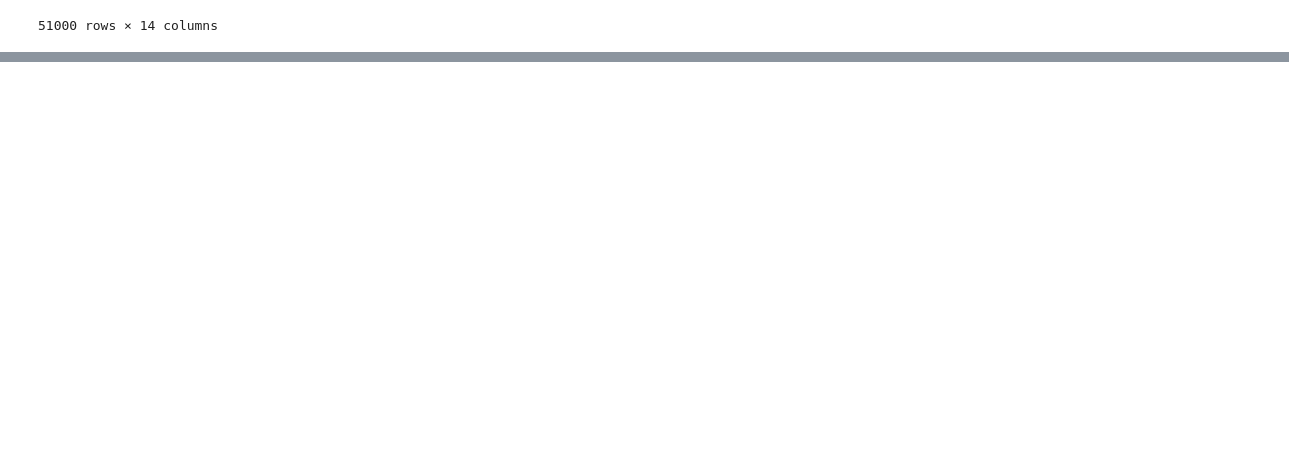
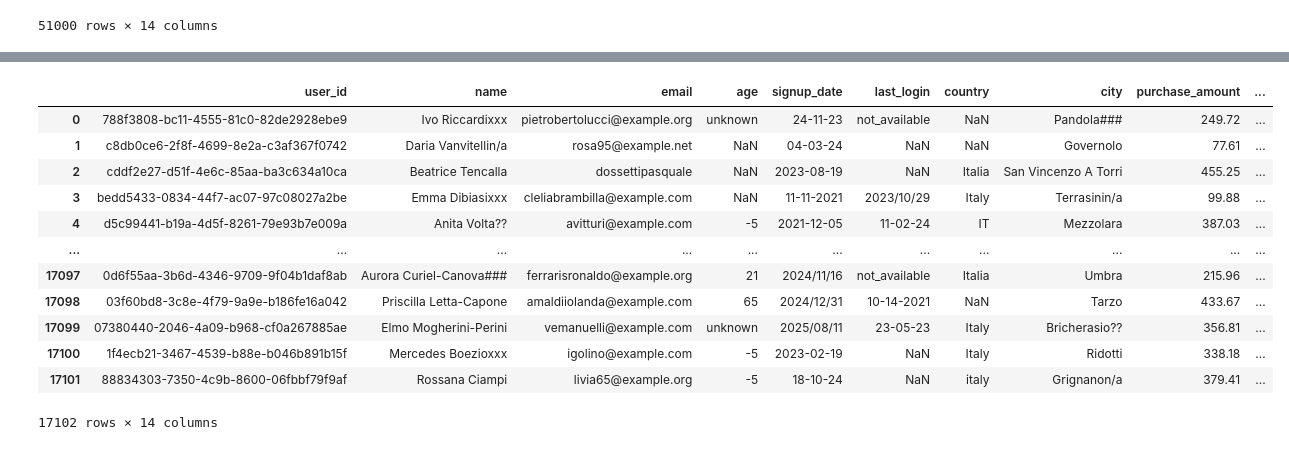
Before and after one commit to andrea-pr0g/Pipeline_ETL, a Jupyter notebook: examples.ipynb, the cells around one changed output, grey strips where cells are left out. Drawn from its saved outputs; the diff is of its cells as text; code cells hidden in the pictures; blank space fills up the shorter version.

Commit message:
used the functions to continue cleaning the dataframe

```diff
--- a/examples.ipynb
+++ b/examples.ipynb
@@ -19,8 +19,8 @@ dirty_data
 51000 rows × 14 columns
 # %%
 regex = r'^(?![a-f0-9]{8}-[a-f0-9]{4}-[a-f0-9]{4}-[a-f0-9]{4}-[a-f0-9]{12}$)'
-filtered_id = clean_pattern_column(dirty_data, "user_id", regex)
-filtered_id
+filtered = clean_pattern_column(dirty_data, "user_id", regex)
+filtered
 # %% [output]
 |  | user_id | name | email | age | signup_date | last_login | country | city | purchase_amount | ... |
 | 0 | 788f3808-bc11-4555-81c0-82de2928ebe9 | Ivo Riccardixxx | pietrobertolucci@example.org | unknown | 24-11-23 | not_available | NaN | Pandola### | 249.72 | ... |
@@ -36,4 +36,5 @@ filtered_id
 | 50999 | NaN | Guglielmo Micheletti-Fattori### | ferdinandonaccari@example.org | 78 | 01/01/2023 | 10-02-2022 | Italy | Portosecco | 469.38 | ... |
 51000 rows × 14 columns
 # %%
-delete_na(filtered_id, "user_id")
+filtered = delete_na(filtered, "user_id")
+filtered.reset_index(drop=True, inplace=True)
@@ -53,0 +41,17 @@ delete_na(filtered_id, "user_id")
+# %%
+filtered = replace_invalid_float(filtered, "purchase_amount")
+filtered
+# %% [output]
+|  | user_id | name | email | age | signup_date | last_login | country | city | purchase_amount | ... |
+| 0 | 788f3808-bc11-4555-81c0-82de2928ebe9 | Ivo Riccardixxx | pietrobertolucci@example.org | unknown | 24-11-23 | not_available | NaN | Pandola### | 249.72 | ... |
+| 1 | c8db0ce6-2f8f-4699-8e2a-c3af367f0742 | Daria Vanvitellin/a | rosa95@example.net | NaN | 04-03-24 | NaN | NaN | Governolo | 77.61 | ... |
+| 2 | cddf2e27-d51f-4e6c-85aa-ba3c634a10ca | Beatrice Tencalla | dossettipasquale | NaN | 2023-08-19 | NaN | Italia | San Vincenzo A Torri | 455.25 | ... |
+| 3 | bedd5433-0834-44f7-ac07-97c08027a2be | Emma Dibiasixxx | cleliabrambilla@example.com | NaN | 11-11-2021 | 2023/10/29 | Italy | Terrasinin/a | 99.88 | ... |
+| 4 | d5c99441-b19a-4d5f-8261-79e93b7e009a | Anita Volta?? | avitturi@example.com | -5 | 2021-12-05 | 11-02-24 | IT | Mezzolara | 387.03 | ... |
+| ... | ... | ... | ... | ... | ... | ... | ... | ... | ... | ... |
+| 17097 | 0d6f55aa-3b6d-4346-9709-9f04b1daf8ab | Aurora Curiel-Canova### | ferrarisronaldo@example.org | 21 | 2024/11/16 | not_available | Italia | Umbra | 215.96 | ... |
+| 17098 | 03f60bd8-3c8e-4f79-9a9e-b186fe16a042 | Priscilla Letta-Capone | amaldiiolanda@example.com | 65 | 2024/12/31 | 10-14-2021 | NaN | Tarzo | 433.67 | ... |
+| 17099 | 07380440-2046-4a09-b968-cf0a267885ae | Elmo Mogherini-Perini | vemanuelli@example.com | unknown | 2025/08/11 | 23-05-23 | Italy | Bricherasio?? | 356.81 | ... |
+| 17100 | 1f4ecb21-3467-4539-b88e-b046b891b15f | Mercedes Boezioxxx | igolino@example.com | -5 | 2023-02-19 | NaN | Italy | Ridotti | 338.18 | ... |
+| 17101 | 88834303-7350-4c9b-8600-06fbbf79f9af | Rossana Ciampi | livia65@example.org | -5 | 18-10-24 | NaN | italy | Grignanon/a | 379.41 | ... |
+17102 rows × 14 columns
```
Also changed, not shown: parts of 11 cells of this notebook.
